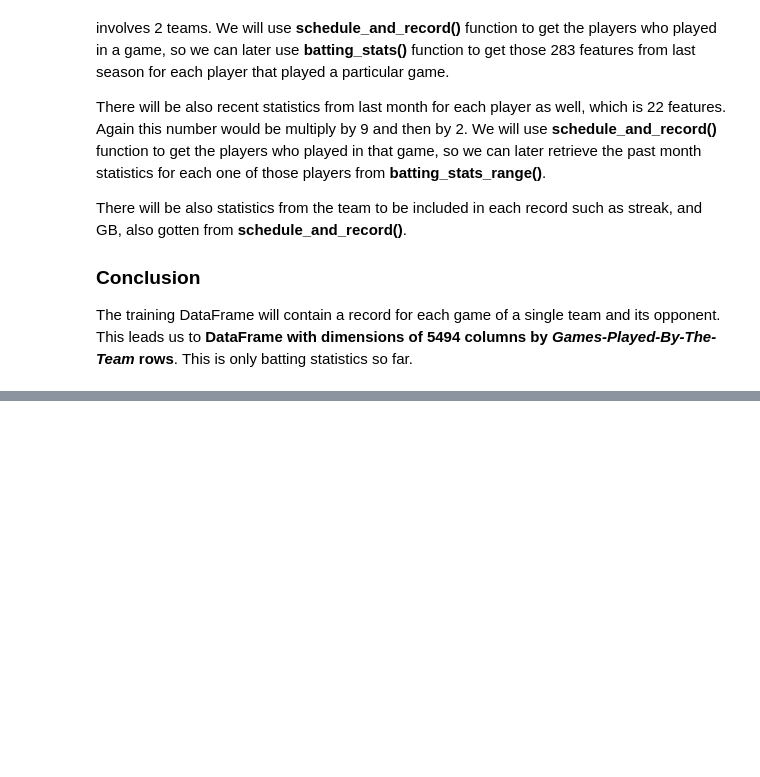
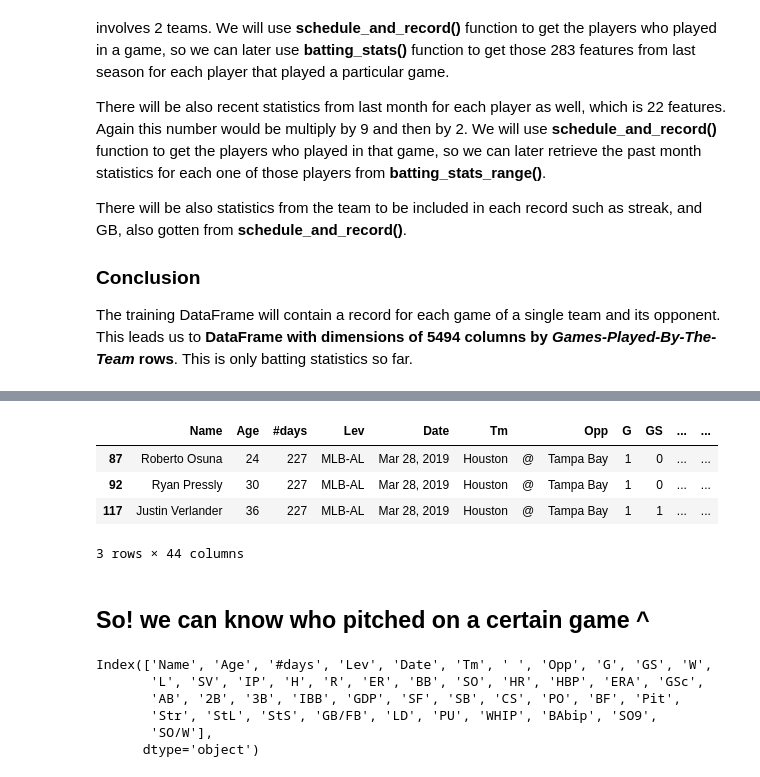
Before and after one commit to JTMachen/Baseball_Game_Predictor, a Jupyter notebook: API_analysis.ipynb, the cells around one changed output, grey strips where cells are left out. Cells and saved outputs as stored; diff of their text form; code cells hidden in the pictures; blank space fills up the shorter version.

```diff
--- a/API_analysis.ipynb
+++ b/API_analysis.ipynb
@@ -330,0 +494,20 @@ The training DataFrame will contain a record for each game of a single team and
+# %%
+pitchers_Astros_on_20190328 = pitching_range_1day[pitching_range_1day.Tm == "Houston"]
+pitchers_Astros_on_20190328
+# %% [output]
+|  | Name | Age | #days | Lev | Date | Tm |  | Opp | G | GS | ... | ... |
+| 87 | Roberto Osuna | 24 | 227 | MLB-AL | Mar 28, 2019 | Houston | @ | Tampa Bay | 1 | 0 | ... | ... |
+| 92 | Ryan Pressly | 30 | 227 | MLB-AL | Mar 28, 2019 | Houston | @ | Tampa Bay | 1 | 0 | ... | ... |
+| 117 | Justin Verlander | 36 | 227 | MLB-AL | Mar 28, 2019 | Houston | @ | Tampa Bay | 1 | 1 | ... | ... |
+3 rows × 44 columns
+# %% [markdown]
+## So! we can know who pitched on a certain game ^
+# %%
+pitchers_Astros_on_20190328.columns
+# %% [output]
+Index(['Name', 'Age', '#days', 'Lev', 'Date', 'Tm', ' ', 'Opp', 'G', 'GS', 'W',
+       'L', 'SV', 'IP', 'H', 'R', 'ER', 'BB', 'SO', 'HR', 'HBP', 'ERA', 'GSc',
+       'AB', '2B', '3B', 'IBB', 'GDP', 'SF', 'SB', 'CS', 'PO', 'BF', 'Pit',
+       'Str', 'StL', 'StS', 'GB/FB', 'LD', 'PU', 'WHIP', 'BAbip', 'SO9',
+       'SO/W'],
+      dtype='object')
```
Also changed, not shown: parts of 13 cells of this notebook.
